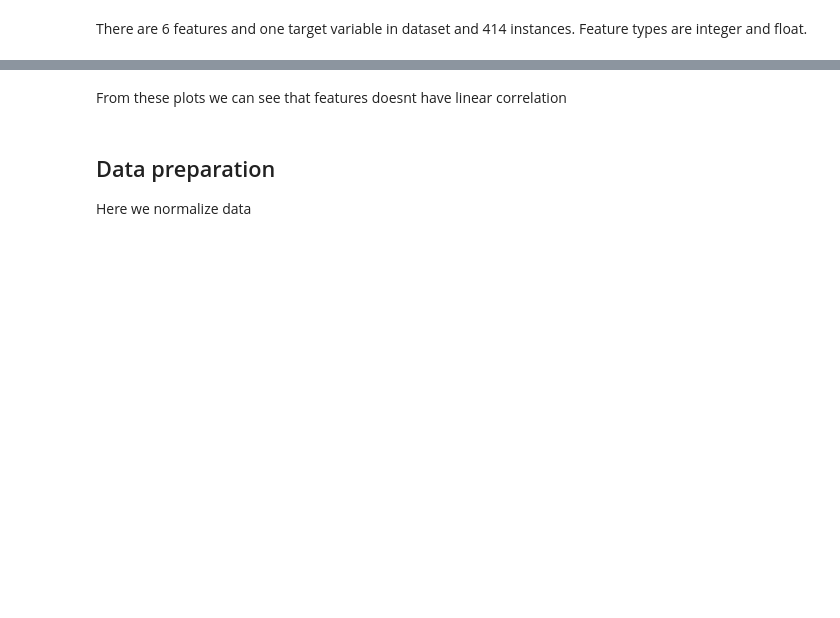
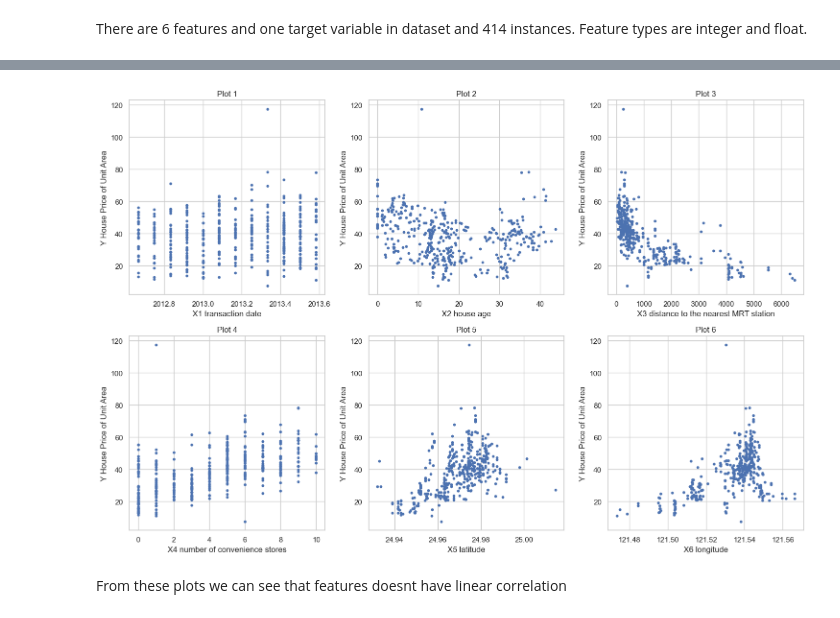
Before and after one commit to VilleSchulz/Machine-learning, a Jupyter notebook: Assignment_4_Linear_and_Logistic_Regression/task.ipynb, the cells around one changed output, grey strips where cells are left out. Cells and saved outputs as stored; diff of their text form; code cells hidden in the pictures; blank space fills up the shorter version.

```diff
--- a/Assignment_4_Linear_and_Logistic_Regression/task.ipynb
+++ b/Assignment_4_Linear_and_Logistic_Regression/task.ipynb
@@ -58,30 +80,27 @@ display(real_estate_valuation.variables)
 # %%
 import matplotlib.pyplot as plt
 
 y = df['Y house price of unit area']  # target
 feature_cols = [c for c in df.columns if c != 'Y house price of unit area']
 number_of_plots = len(feature_cols)
 
 rows, cols = (number_of_plots + 2) // 3, 3
 fig, axes = plt.subplots(rows, cols, figsize=(15, 5*rows))
 axes = axes.flatten()
 
 for i, col in enumerate(feature_cols):
     X = df[col]
     axes[i].scatter(X, y, s=10)
     axes[i].set_xlabel(col)
     axes[i].set_ylabel('Y House Price of Unit Area')
     axes[i].set_title(f"Plot {i+1}")
-    if i >= 3:
-        break
 
 for j in range(i+1, len(axes)):
     fig.delaxes(axes[j])
 
 plt.tight_layout()
 plt.show()
+# %% [output]
+[figure, added]
 # %% [markdown]
 From these plots we can see that features doesnt have linear correlation
-# %% [markdown]
-## Data preparation
-Here we normalize data
```
Also changed, not shown: parts of 13 cells of this notebook.
